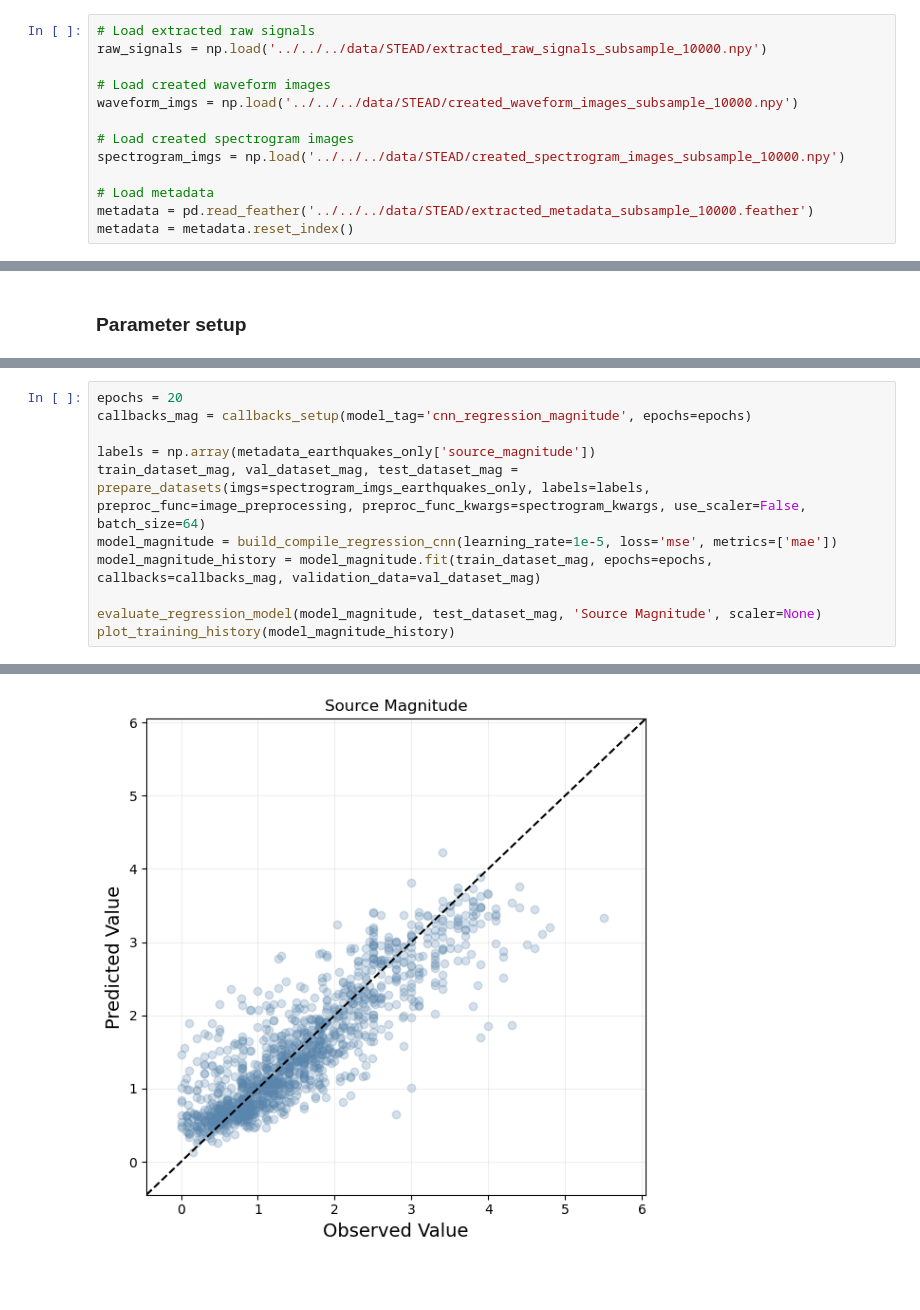
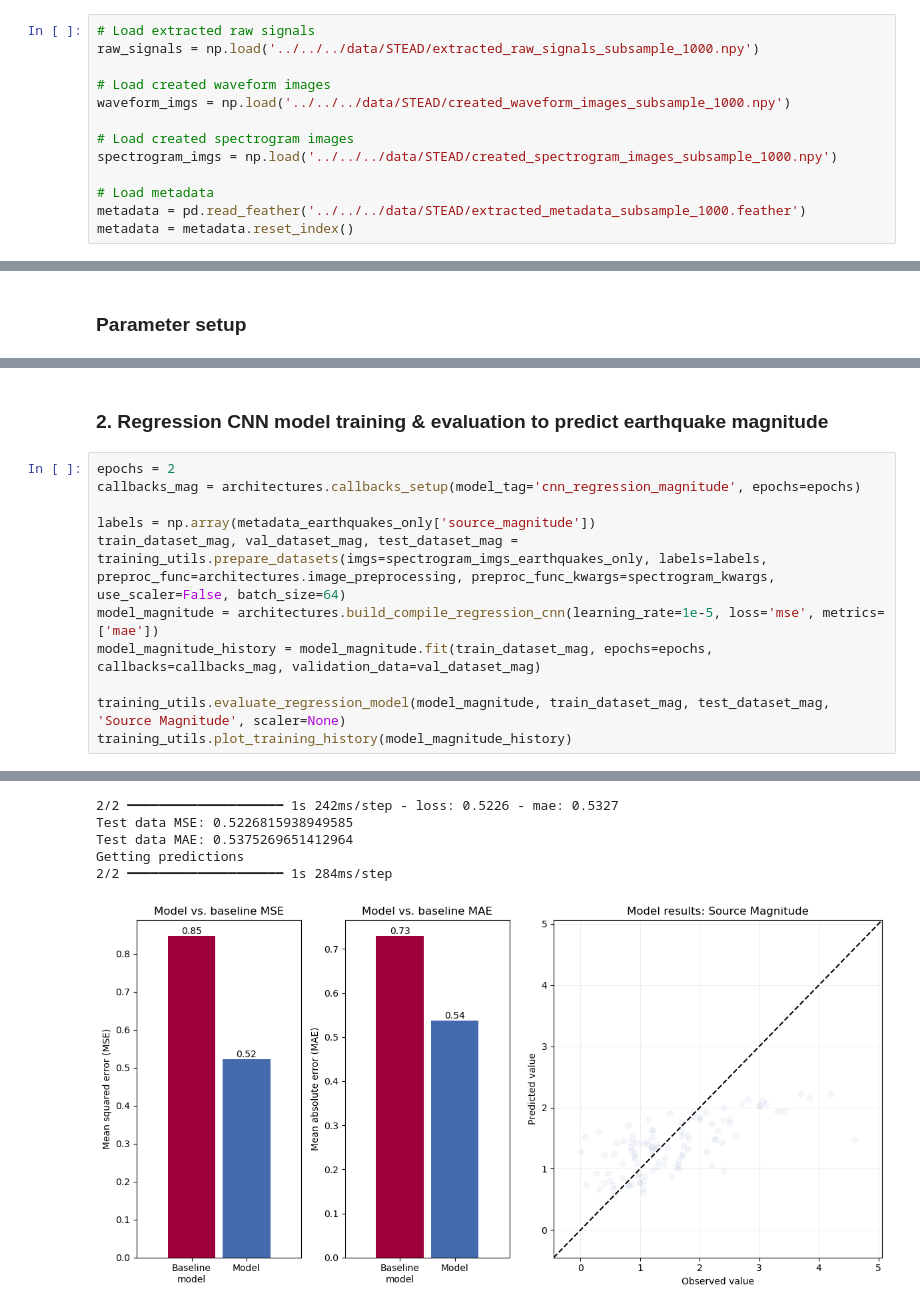
Before and after one commit to kaelynn-rose/Earthquake_Detection, a Jupyter notebook: notebooks/model_training_cnn.ipynb, the cells around one changed output, grey strips where cells are left out. Drawn from its saved outputs; the diff is of its cells as text; blank space fills up the shorter version.

```diff
--- a/notebooks/model_training_cnn.ipynb
+++ b/notebooks/model_training_cnn.ipynb
@@ -31,16 +45,16 @@ plt.ioff() # Turn off matplotlib interactive mode. Prevents  memory leakage.
 These datasets were pre-processed from their raw STEAD format using the `DataPreprocessing` module and `data_preprocessing` notebook contained within this repo.
 # %%
 # Load extracted raw signals
-raw_signals = np.load('../../../data/STEAD/extracted_raw_signals_subsample_10000.npy')
+raw_signals = np.load('../../../data/STEAD/extracted_raw_signals_subsample_1000.npy')
 
 # Load created waveform images
-waveform_imgs = np.load('../../../data/STEAD/created_waveform_images_subsample_10000.npy')
+waveform_imgs = np.load('../../../data/STEAD/created_waveform_images_subsample_1000.npy')
 
 # Load created spectrogram images
-spectrogram_imgs = np.load('../../../data/STEAD/created_spectrogram_images_subsample_10000.npy')
+spectrogram_imgs = np.load('../../../data/STEAD/created_spectrogram_images_subsample_1000.npy')
 
 # Load metadata
-metadata = pd.read_feather('../../../data/STEAD/extracted_metadata_subsample_10000.feather')
+metadata = pd.read_feather('../../../data/STEAD/extracted_metadata_subsample_1000.feather')
 metadata = metadata.reset_index()
 # %% [markdown]
 #### Inspect image datasets and metadata to confirm they look as expected
@@ -374,12 +176,14 @@ def build_compile_regression_cnn(learning_rate=1e-5, loss='mse', metrics=['mae']
+# %% [markdown]
+### 2. Regression CNN model training & evaluation to predict earthquake magnitude
 # %%
-epochs = 20
-callbacks_mag = callbacks_setup(model_tag='cnn_regression_magnitude', epochs=epochs)
+epochs = 2
+callbacks_mag = architectures.callbacks_setup(model_tag='cnn_regression_magnitude', epochs=epochs)
 
 labels = np.array(metadata_earthquakes_only['source_magnitude'])
-train_dataset_mag, val_dataset_mag, test_dataset_mag = prepare_datasets(imgs=spectrogram_imgs_earthquakes_only, labels=labels, preproc_func=image_preprocessing, preproc_func_kwargs=spectrogram_kwargs, use_scaler=False, batch_size=64)
-model_magnitude = build_compile_regression_cnn(learning_rate=1e-5, loss='mse', metrics=['mae'])
+train_dataset_mag, val_dataset_mag, test_dataset_mag = training_utils.prepare_datasets(imgs=spectrogram_imgs_earthquakes_only, labels=labels, preproc_func=architectures.image_preprocessing, preproc_func_kwargs=spectrogram_kwargs, use_scaler=False, batch_size=64)
+model_magnitude = architectures.build_compile_regression_cnn(learning_rate=1e-5, loss='mse', metrics=['mae'])
 model_magnitude_history = model_magnitude.fit(train_dataset_mag, epochs=epochs, callbacks=callbacks_mag, validation_data=val_dataset_mag)
 
-evaluate_regression_model(model_magnitude, test_dataset_mag, 'Source Magnitude', scaler=None)
-plot_training_history(model_magnitude_history)
+training_utils.evaluate_regression_model(model_magnitude, train_dataset_mag, test_dataset_mag, 'Source Magnitude', scaler=None)
+training_utils.plot_training_history(model_magnitude_history)
 # %% [output]
@@ -403 +197,6 @@ Getting predictions
+2/2 ━━━━━━━━━━━━━━━━━━━━ 1s 242ms/step - loss: 0.5226 - mae: 0.5327
+Test data MSE: 0.5226815938949585
+Test data MAE: 0.5375269651412964
+Getting predictions
+2/2 ━━━━━━━━━━━━━━━━━━━━ 1s 284ms/step
-[figure, old version]
+[figure, new version]
```
Also changed, not shown: parts of 29 cells of this notebook, 4 other files.
